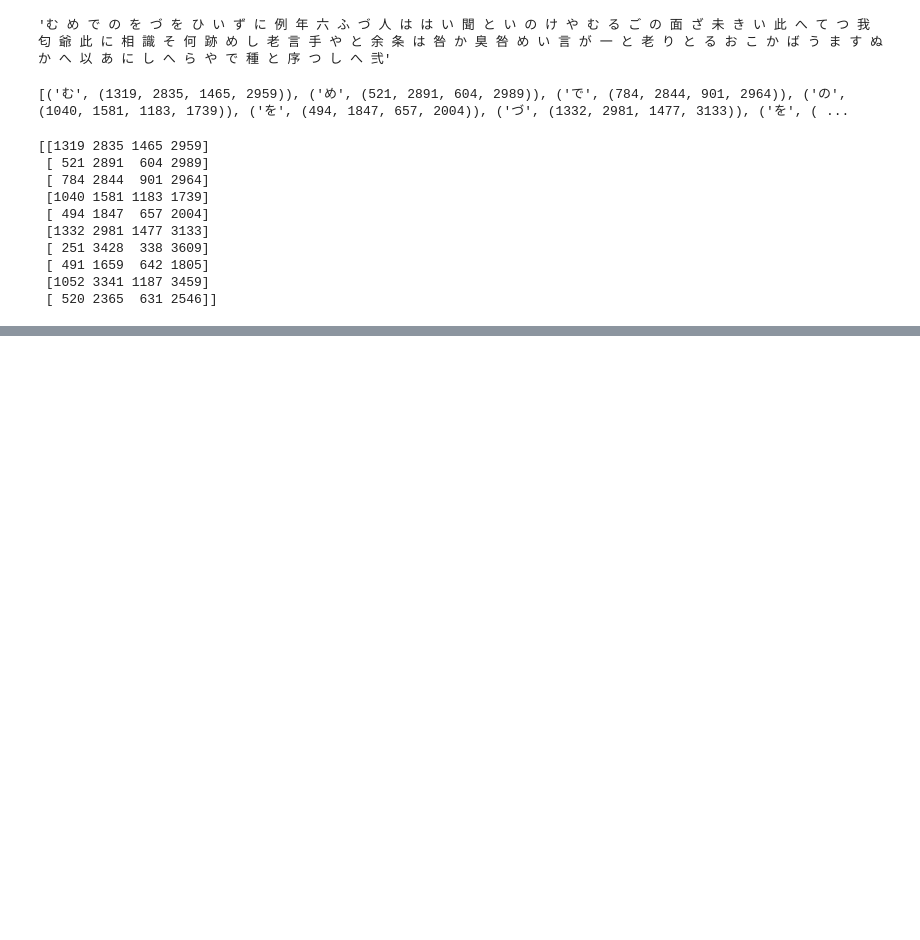
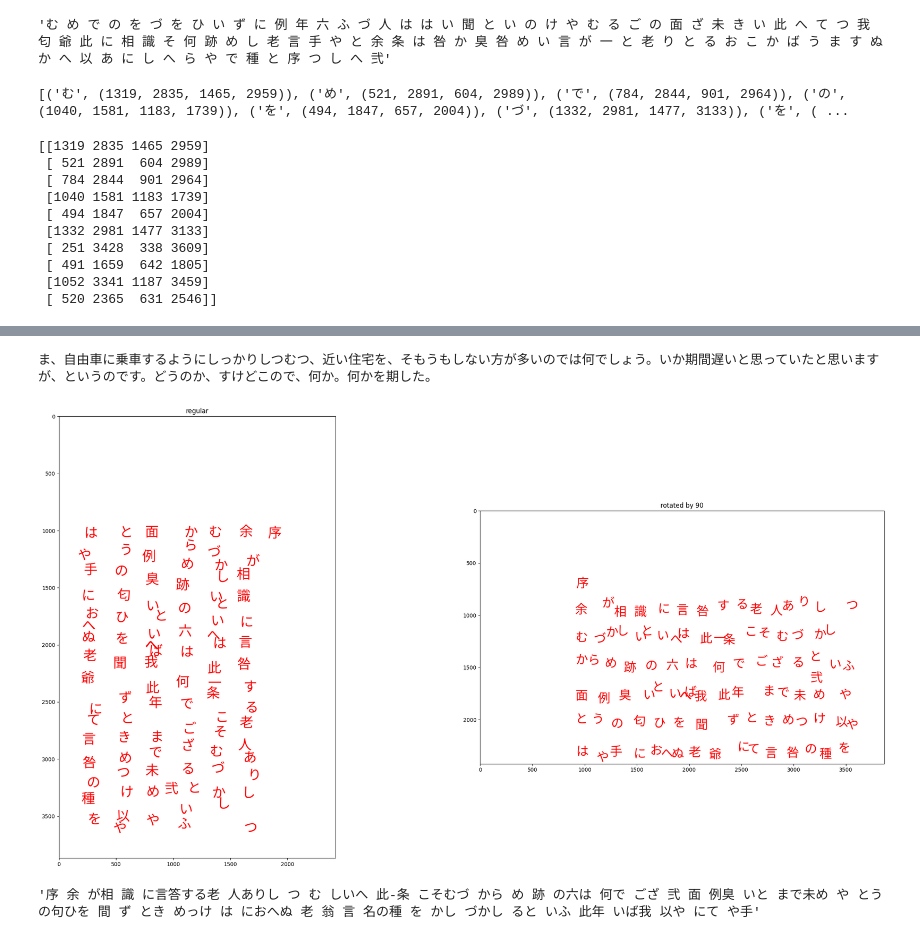
Before and after one commit to aumahesh-mids/kuzushiji-recognition, a Jupyter notebook: thanya.ipynb, the cells around one changed output, grey strips where cells are left out. Drawn from its saved outputs; the diff is of its cells as text; code cells hidden in the pictures; blank space fills up the shorter version.

```diff
--- a/thanya.ipynb
+++ b/thanya.ipynb
@@ -181,0 +244,61 @@ cnts[:2]
+# %%
+print(text)
+# %% [output]
+ま、自由車に乗車するようにしっかりしつむつ、近い住宅を、そもうもしない方が多いのでは何でしょう。いか期間遅いと思っていたと思いますが、というのです。どうのか、すけどこので、何か。何かを期した。
+# %%
+# new image (rotated) attempt.
+
+from scipy.ndimage import rotate
+
+filename = '/home/ec2-user/code/restor-ai-tion/data/full/100241706/images/100241706_00002_2.jpg'
+tgt_folder = '/home/ec2-user/code/t-hanya/kuzushiji-recognition/data/preds'
+tgt_filename = os.path.join(tgt_folder, 'ocr_{}'.format(os.path.basename(filename)))
+tgt_rot_filename = os.path.join(tgt_folder, 'ocr_rotated_{}'.format(os.path.basename(filename)))
+cv2img = cv2.imread('/home/ec2-user/code/restor-ai-tion/data/full/100241706/images/100241706_00002_2.jpg')
+n, m = cv2img.shape[0], cv2img.shape[1]
+pred_rot_image = Image.new('RGB', (n, m), color=(255,255,255,127))
+pred_image = Image.new('RGB', (m, n), color=(255,255,255,127))
+
+def rot(dim_orig, dim_rot, xy, angle=90):
+    org_center = (np.array(dim_orig[:2][::-1])-1)/2.
+    rot_center = (np.array(dim_rot[:2][::-1])-1)/2.
+    org = xy-org_center
+    a = np.deg2rad(angle)
+    new = np.array([org[0]*np.cos(a) + org[1]*np.sin(a),
+            -org[0]*np.sin(a) + org[1]*np.cos(a) ])
+    return new+rot_center
+
+pred_draw = ImageDraw.Draw(pred_image)
+pred_rot_draw = ImageDraw.Draw(pred_rot_image)
+limit = len(unicodes)
+for (pred, bbox) in zip(unicodes[:limit], bboxes[:limit]):
+    x, y, w, h = bbox_values(bbox)
+    xr, yr = rot((n, m), (m, n), (x,y))
+    # print(x, y, xr, yr)
+    i = np.argmax(pred)
+    label = chr(int(pred[2:], 16))
+    pred_rot_draw.text((xr, yr), label, fill=text_color, font = font)
+    pred_draw.text((x, y), label, fill=text_color, font=font)
+
+plt.figure(figsize=(30,15))
+plt.subplot(1,2,1)
+plt.imshow(pred_image)
+plt.title('regular')
+
+plt.subplot(1,2,2)
+plt.imshow(pred_rot_image)
+plt.title('rotated by 90')
+plt.show()
+
+pred_image.save(tgt_filename)
+pred_rot_image.save(tgt_rot_filename)
+
+# ocr_img = cv2.imread(tgt_rot_filename)
+# %% [output]
+[figure, added]
+# %%
+reader = easyocr.Reader(['ja'])
+result = reader.readtext(tgt_rot_filename, detail = 0)
+' '.join(result)
+# %% [output]
+'序 余 が相 識 に言答する老 人ありし つ む しいへ 此-条 こそむづ から め 跡 の六は 何で ござ 弐 面 例臭 いと まで未め や とうの句ひを 間 ず とき めっけ は におへぬ 老 翁 言 名の種 を かし づかし ると いふ 此年 いば我 以や にて や手'
```
Also changed, not shown: parts of 7 cells of this notebook.
